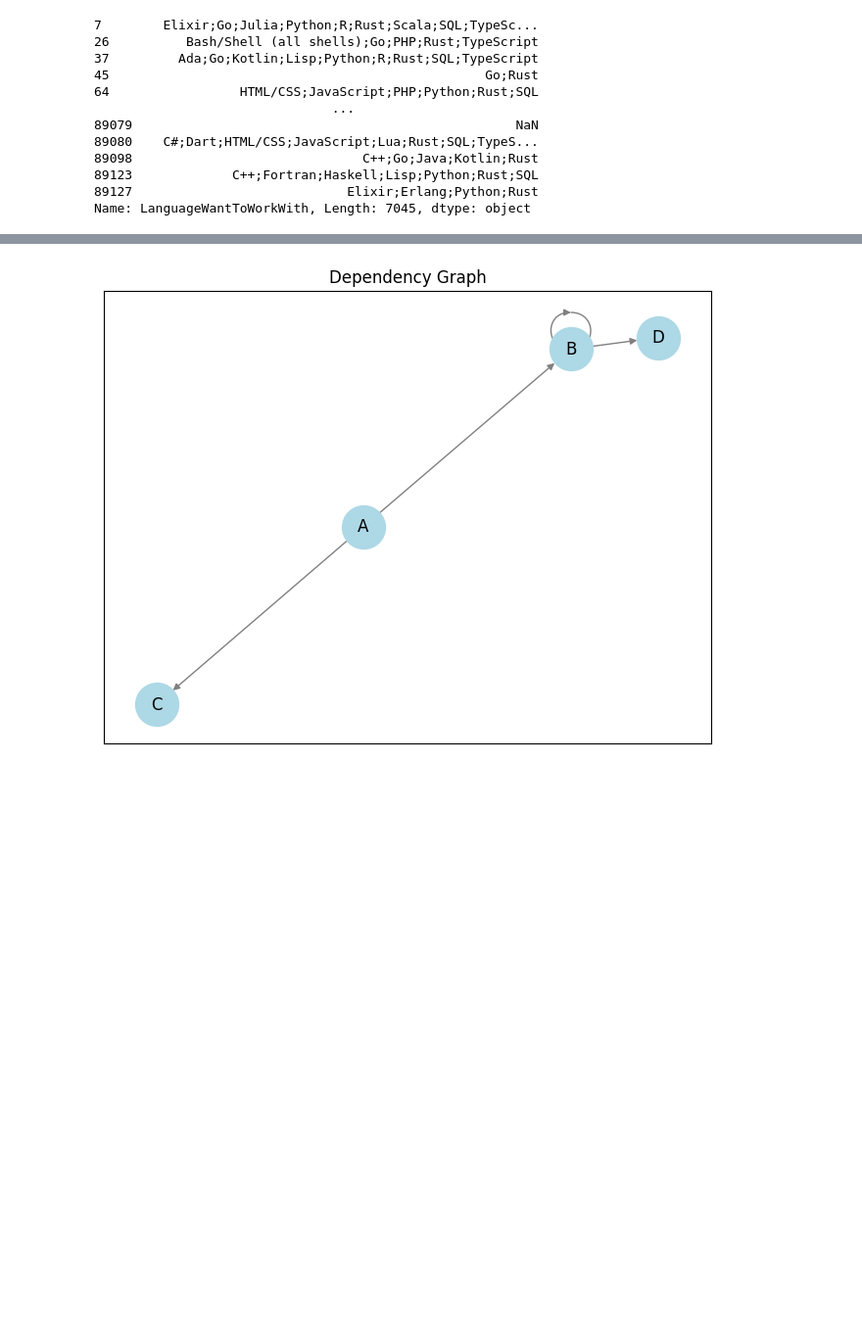
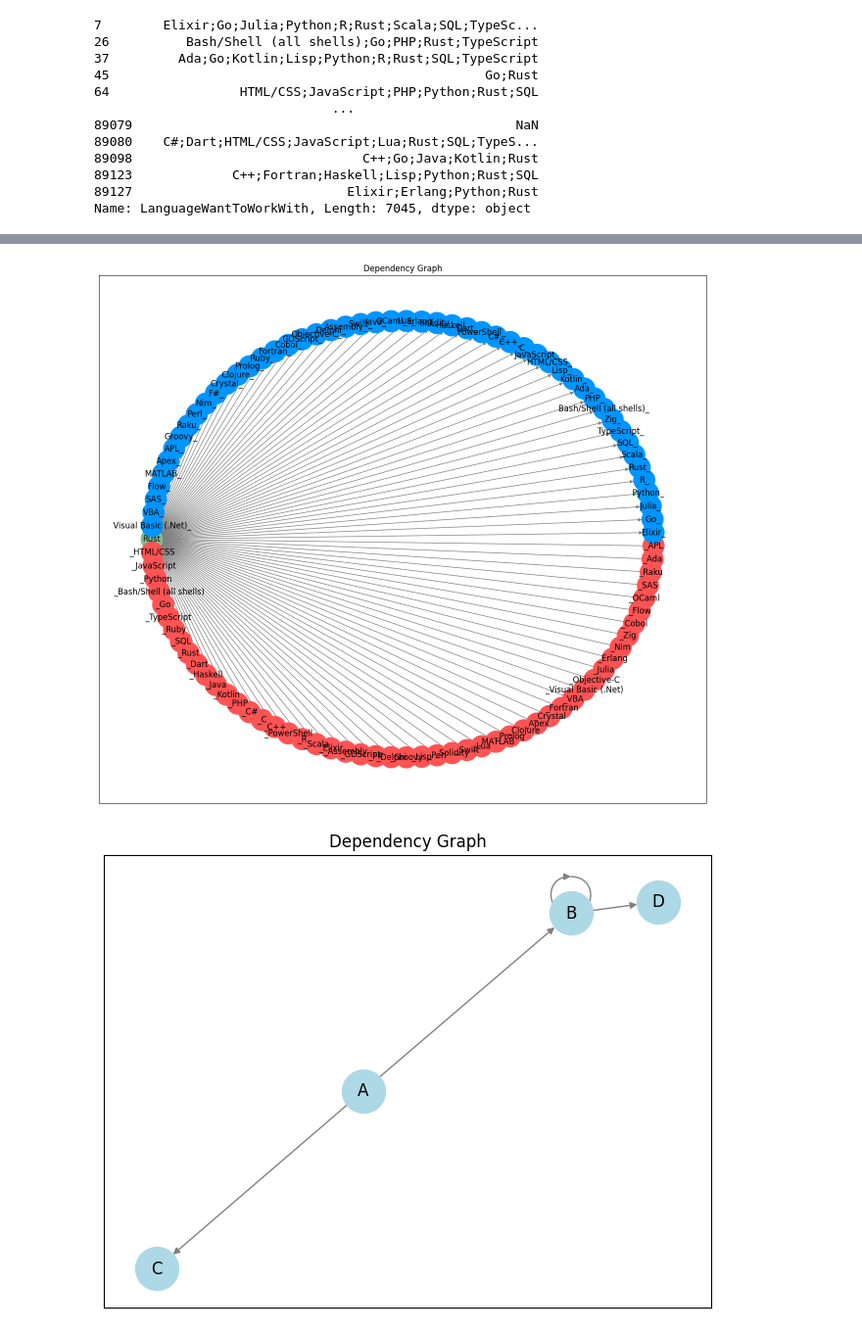
Before and after one commit to fab7/LAB-Data-Science-Blog-Post, a Jupyter notebook: notebook/who_are_the_rust_users.ipynb, the cells around one changed output, grey strips where cells are left out. Shown at 98% size. Drawn from its saved outputs; the diff is of its cells as text; code cells hidden in the pictures; blank space fills up the shorter version.

```diff
--- a/notebook/who_are_the_rust_users.ipynb
+++ b/notebook/who_are_the_rust_users.ipynb
@@ -640,3 +668,8 @@ rust_dependency_graph(df_rust_admirers, df_rust_users)
+# %%
+# Plot dependency graph with both admirers and users languages
+rust_dependency_graph(df_rust_admirers, df_rust_users, 'both')
+# %% [output]
+[figure, added]
 # %%
 import networkx as nx
 
```
Also changed, not shown: parts of 4 cells of this notebook.
